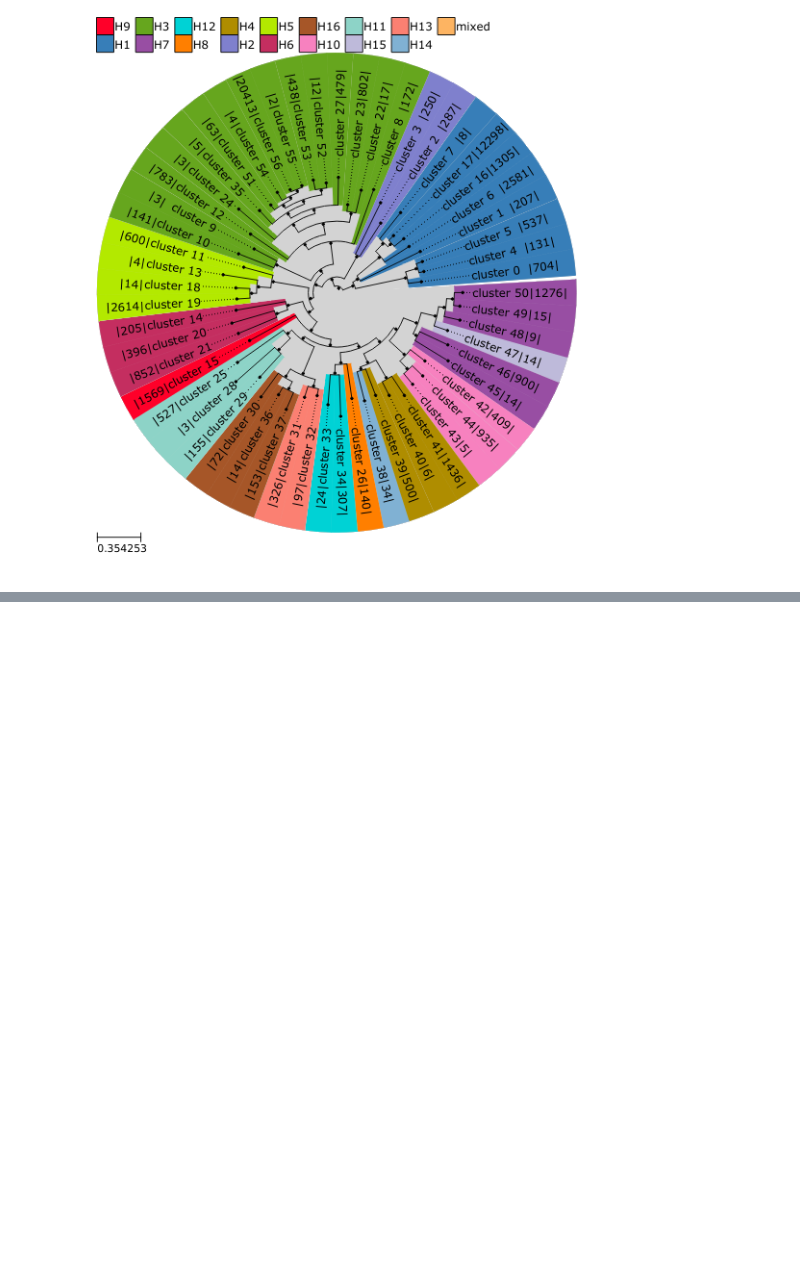
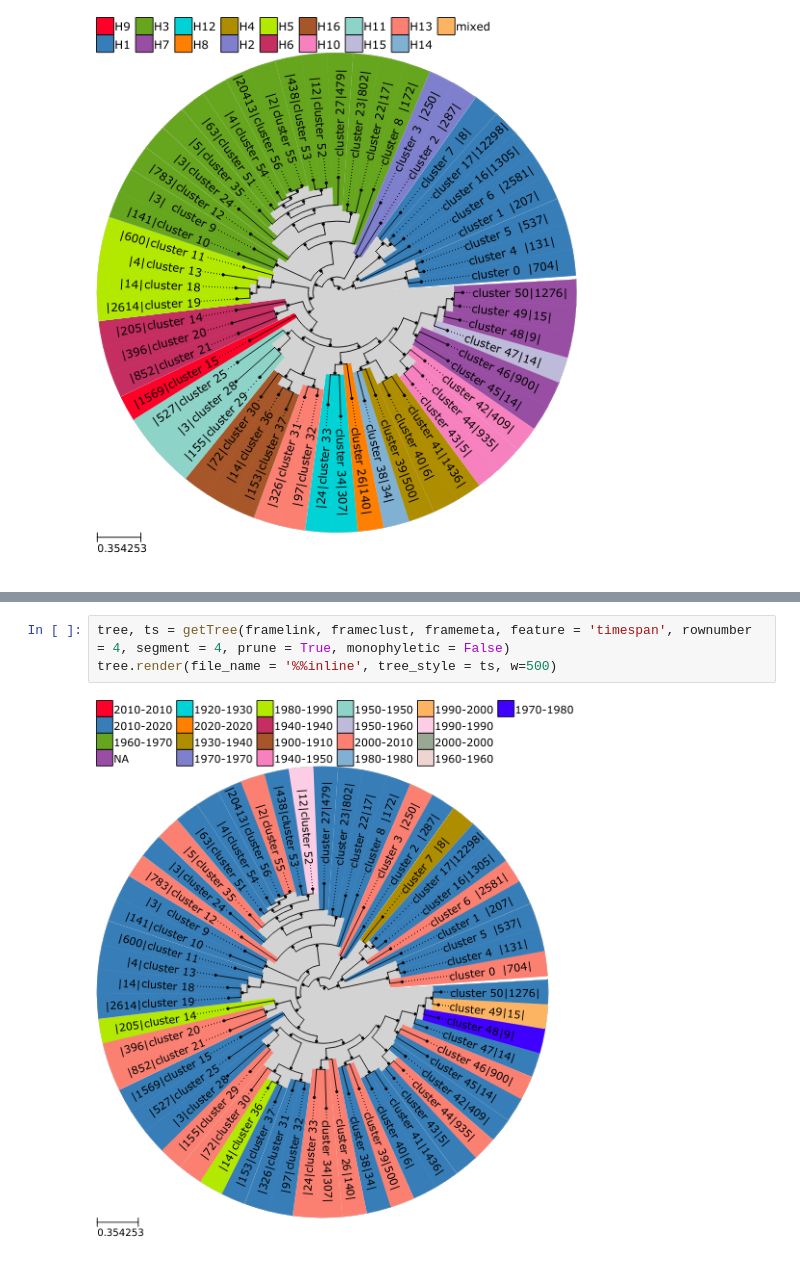
Before and after one commit to ahenoch/FluClust, a Jupyter notebook: Tree.ipynb, the cells around one changed output, grey strips where cells are left out. Saved outputs shown, nothing was run; the diff lists cells and outputs as text; blank space fills up the shorter version.

```diff
--- a/Tree.ipynb
+++ b/Tree.ipynb
@@ -201,0 +211,5 @@ tree.render(file_name = '%%inline', tree_style = ts, w=500)
+# %%
+tree, ts = getTree(framelink, frameclust, framemeta, feature = 'timespan', rownumber = 4, segment = 4, prune = True, monophyletic = False)
+tree.render(file_name = '%%inline', tree_style = ts, w=500)
+# %% [output]
+[figure, added]
```
Also changed, not shown: parts of 3 cells of this notebook.
